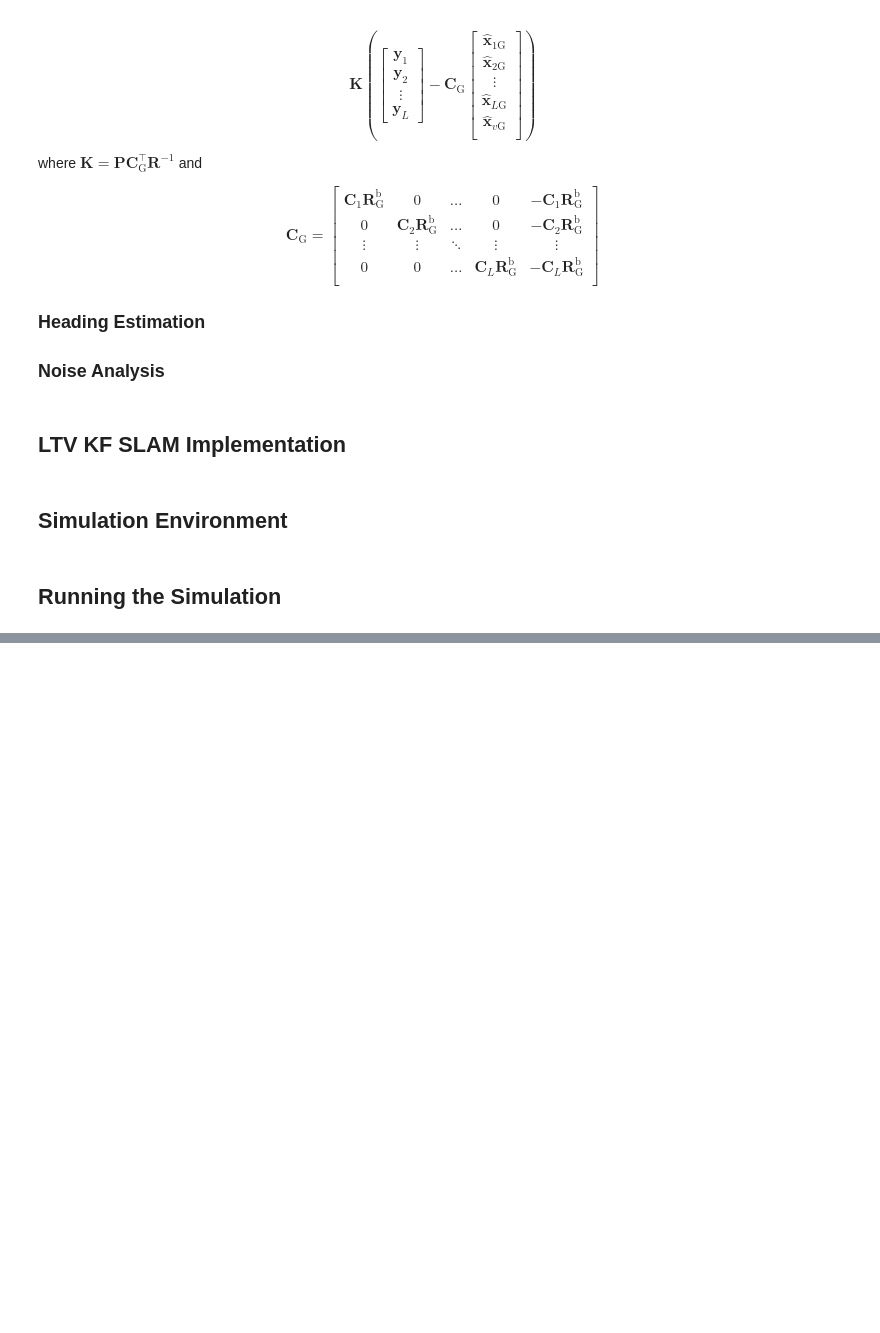
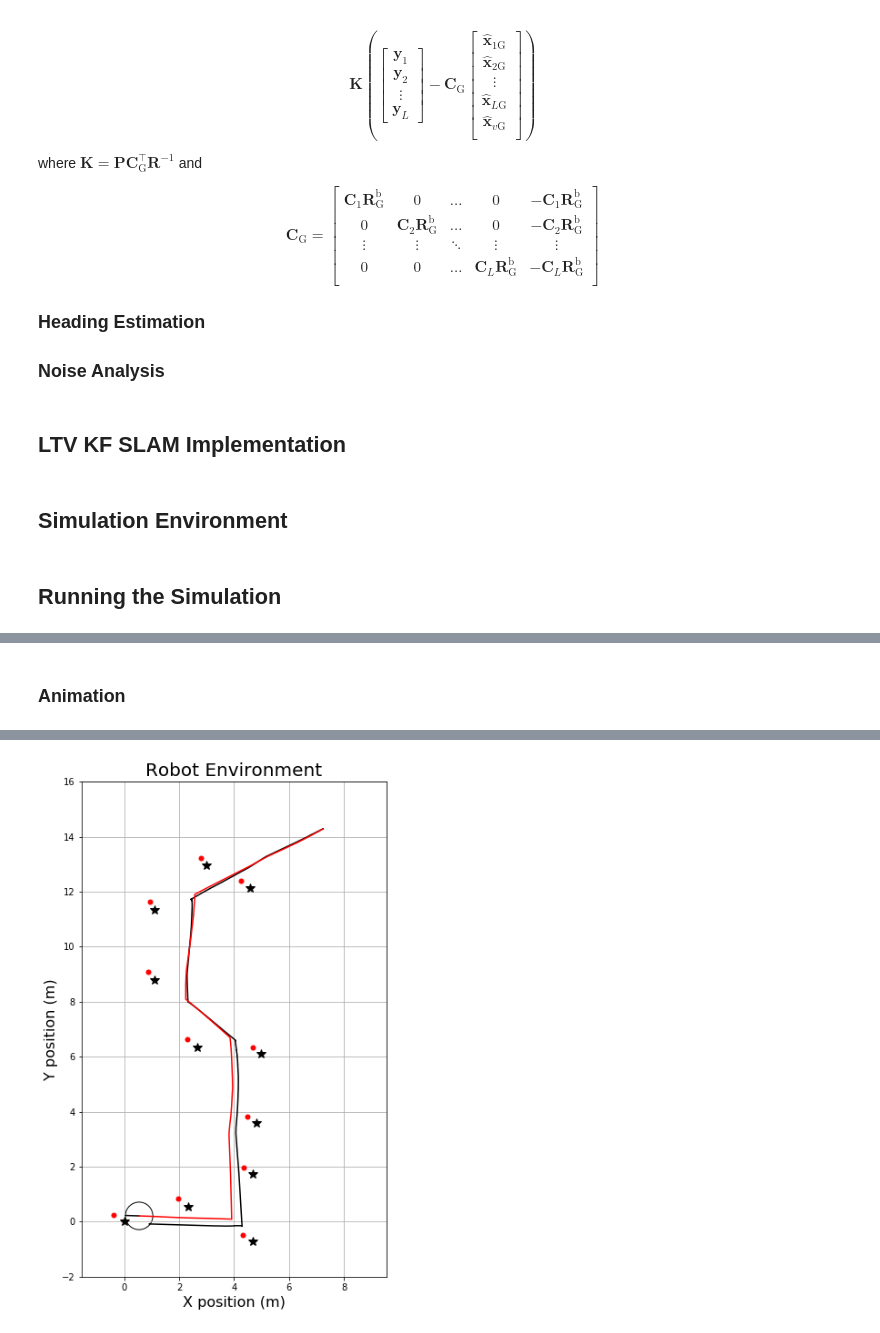
Before and after one commit to plusk01/analytical-slam, a Jupyter notebook: ch4-ltv-kf-slam.ipynb, the cells around one changed output, grey strips where cells are left out. Drawn from its saved outputs; the diff is of its cells as text; code cells hidden in the pictures; blank space fills up the shorter version.

Commit message:
further tuning; animation

```diff
--- a/ch4-ltv-kf-slam.ipynb
+++ b/ch4-ltv-kf-slam.ipynb
@@ -650,0 +671,51 @@ plt.show()
+# %% [markdown]
+### Animation
+# %%
+from matplotlib import animation
+from IPython.display import HTML
+
+env = plt.figure(figsize=(6, 10))
+ax = env.add_subplot(1, 1, 1)
+ax.axis('equal')
+ax.set_xlim((-2, 10))
+ax.set_ylim((-2, 16))
+ax.set_title("Robot Environment",fontsize=20)
+ax.set_xlabel("X position (m)", fontsize=16)
+ax.set_ylabel("Y position (m)", fontsize=16)
+ax.grid()
+
+def get_heading_direction(beta):
+    return np.array([[0, np.cos(beta)],
+                     [0, np.sin(beta)]])/2
+
+#
+# initialize robot, environment artists
+#
+
+# static artists
+true_landmarks, = ax.plot(sim.landmarks[0,:], sim.landmarks[1,:], 'k*', markersize=10)
+true_pos, = ax.plot(sim.true_pose[0,:], sim.true_pose[1,:], 'k')
+
+# moving artists
+robot = plt.Circle(xhat_robot[:,0], 0.5, fill=False)
+ax.add_artist(robot)
+heading = get_heading_direction(xhat_robot[2,0])
+line, = ax.plot(xhat_robot[0,0] + heading[0,:], xhat_robot[1,0] + heading[1,:], 'k')
+pos, = ax.plot(xhat_robot[0,0], xhat_robot[1,0], 'r')
+landmarks, = ax.plot(xhat_landmarks[::2,0], xhat_landmarks[1::2,0], 'r.', markersize=10)
+
+def animate(i):
+    robot.center = xhat_robot[:,i]
+    heading = get_heading_direction(xhat_robot[2,i])
+    line.set_data(xhat_robot[0,i] + heading[0,:], xhat_robot[1,i] + heading[1,:])
+    pos.set_data(xhat_robot[0,:i], xhat_robot[1,:i])
+    landmarks.set_data(xhat_landmarks[::2,i], xhat_landmarks[1::2,i])
+    return (line,)
+
+anim = animation.FuncAnimation(env, animate,
+                                frames=np.arange(0, xhat_robot.shape[1]),
+                                interval=1,
+                                blit=True)
+
+HTML(anim.to_html5_video())
+# %% [output]
@@ -650,0 +723 @@ plt.show()
+[figure, added]
```
Also changed, not shown: parts of 9 cells of this notebook.
